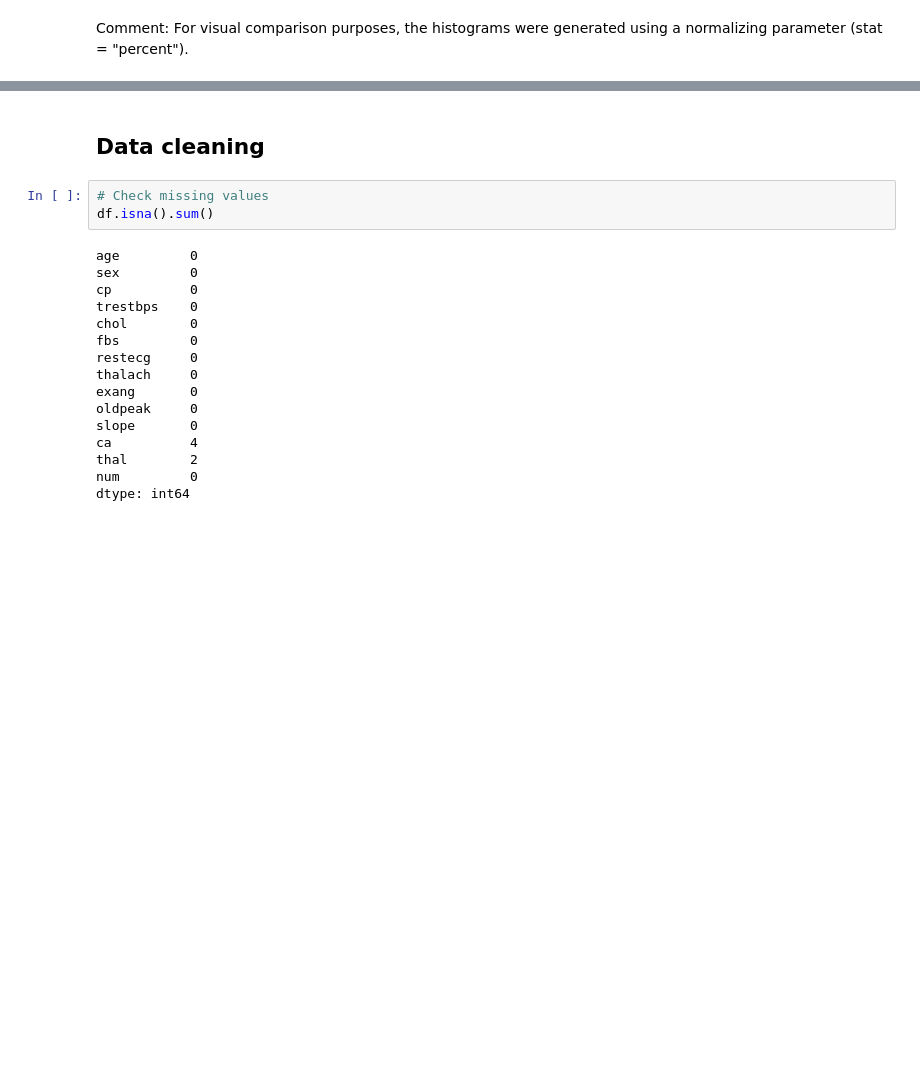
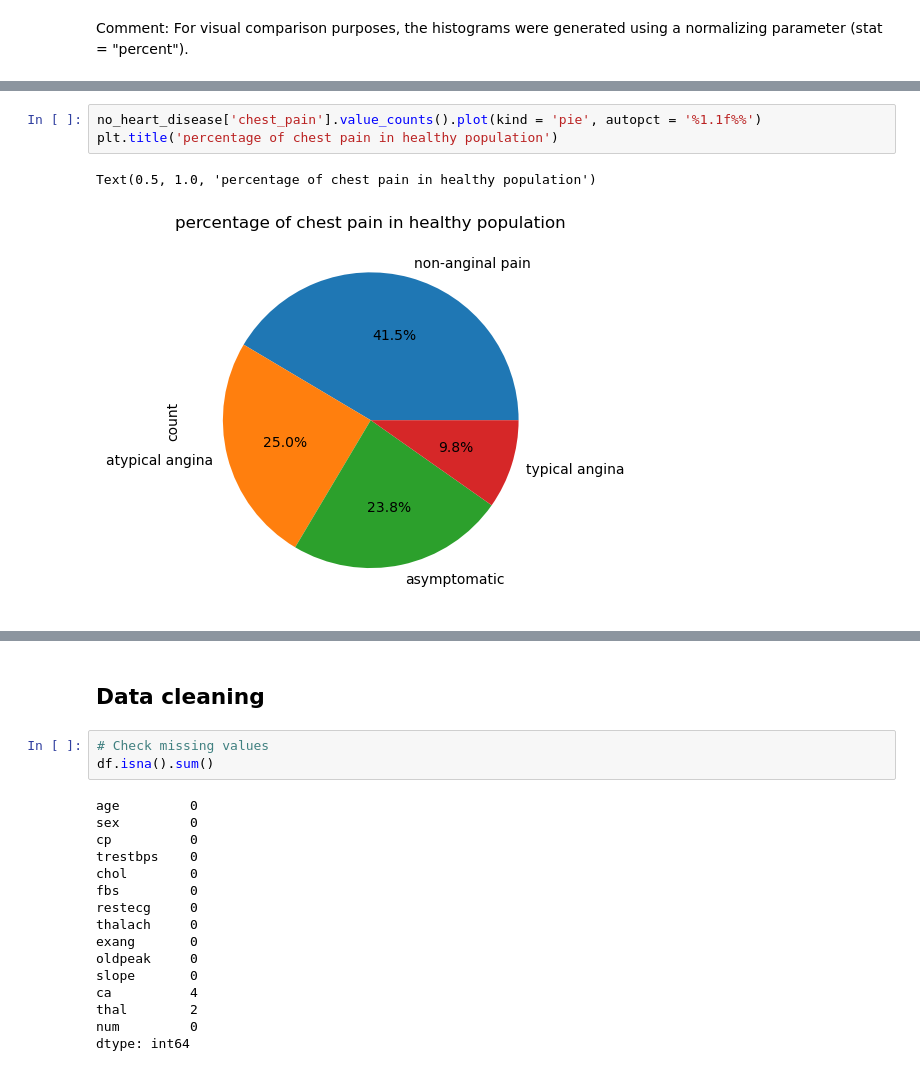
Before and after one commit to paulinedao/heart_disease, a Jupyter notebook: heart_disease.ipynb, the cells around one changed output, grey strips where cells are left out. Cells and saved outputs as stored; diff of their text form; blank space fills up the shorter version.

```diff
--- a/heart_disease.ipynb
+++ b/heart_disease.ipynb
@@ -431,0 +404,6 @@ df["cp"].value_counts().plot(kind="pie")
+# %%
+no_heart_disease['chest_pain'].value_counts().plot(kind = 'pie', autopct = '%1.1f%%')
+plt.title('percentage of chest pain in healthy population')
+# %% [output]
+Text(0.5, 1.0, 'percentage of chest pain in healthy population')
+[figure, added]
```
Also changed, not shown: parts of 20 cells of this notebook.
